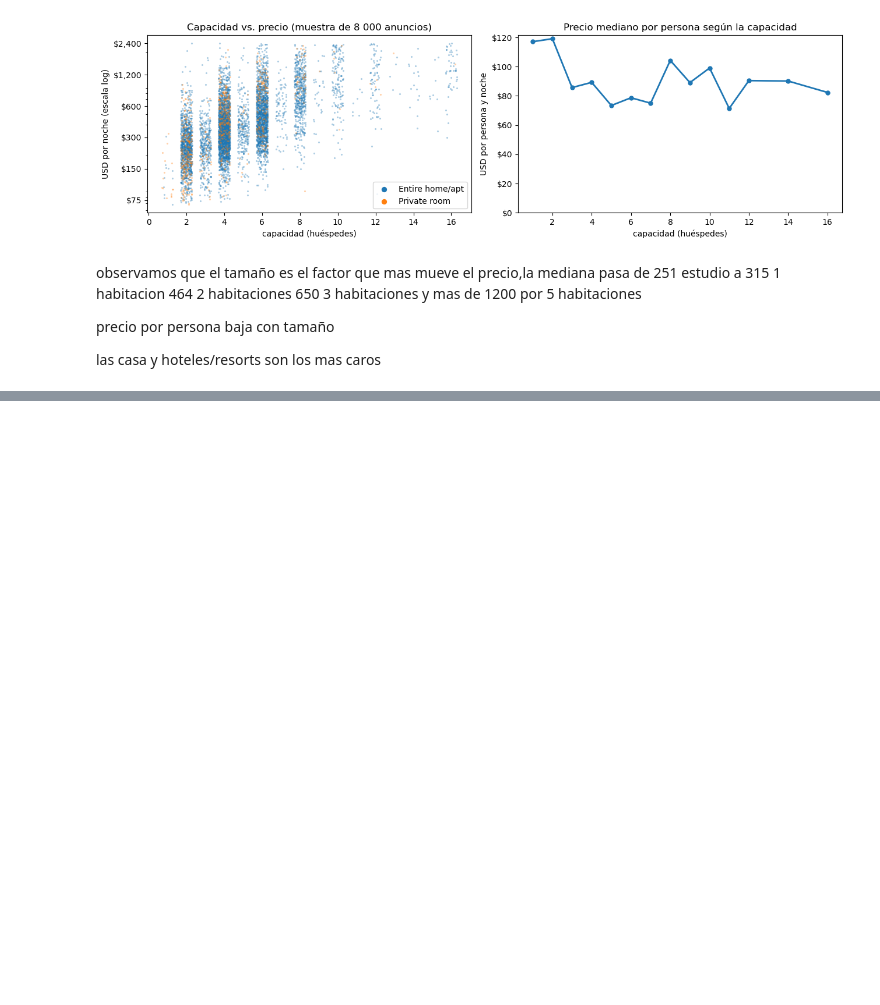
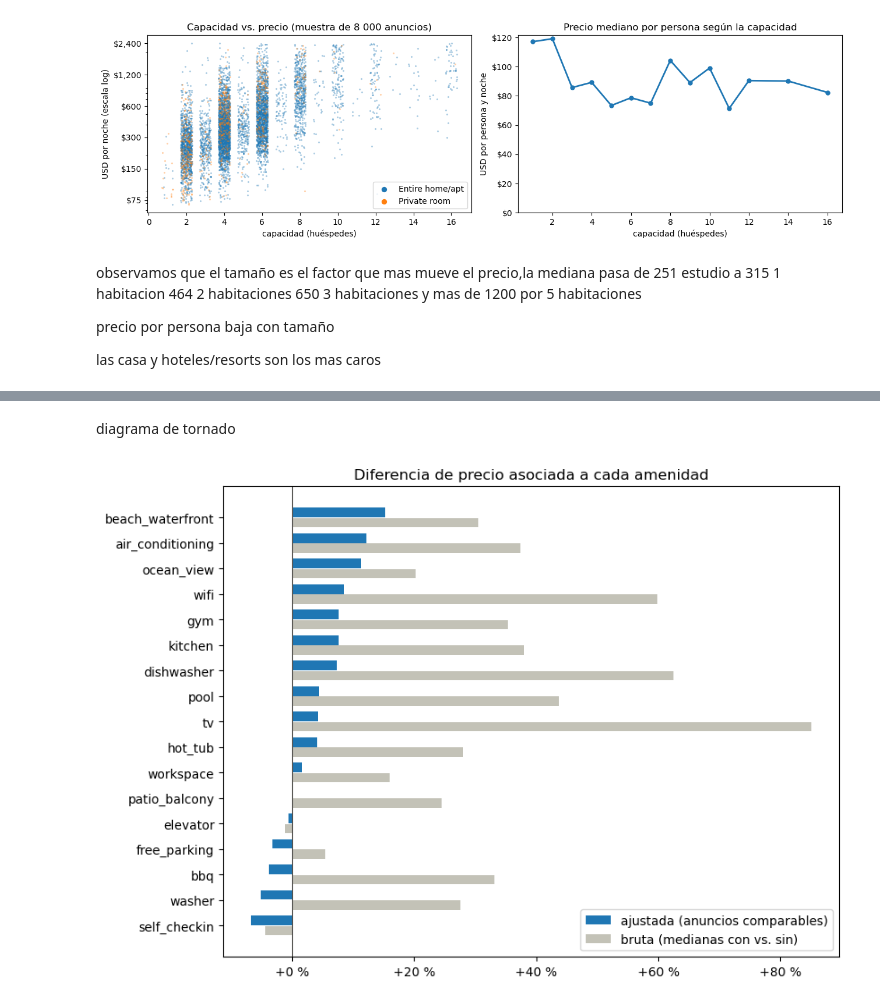
Before and after one commit to Jhonatanclavijo/Reto-Global-Classroom-Anal-tica-de-Airbnb---Hawai, a Jupyter notebook: Analisis exploratorio.ipynb, the cells around one changed output, grey strips where cells are left out. Saved outputs shown, nothing was run; the diff lists cells and outputs as text; code cells hidden in the pictures; blank space fills up the shorter version.

Commit message:
Analisis de amenidades por vivienda

```diff
--- a/Analisis exploratorio.ipynb
+++ b/Analisis exploratorio.ipynb
@@ -273,0 +276,19 @@ las casa y hoteles/resorts son los mas caros
+# %%
+controles_num = ["accommodates", "bedrooms", "beds", "bathrooms", "bath_shared", "long_stay", "quote_nights", "quote_lead_days"]
+X = pd.concat([df[controles_num], df[amenidades],
+               pd.get_dummies(df[["room_type", "property_group", "neighbourhood"]], drop_first=True, dtype=int),
+               pd.get_dummies(df["quote_checkin_month"], prefix="mes", drop_first=True, dtype=int)], axis=1)
+reg = LinearRegression().fit(X, df["log_price"])
+print(f"R² de la regresión de control: {reg.score(X, df['log_price']):.2f}")
+coef = pd.Series(reg.coef_, index=X.columns)
+
+tabla_am = pd.DataFrame({
+    "% de anuncios": df[amenidades].mean() * 100,
+    "mediana con": [df.loc[df[a] == 1, "price"].median() for a in amenidades],
+    "mediana sin": [df.loc[df[a] == 0, "price"].median() for a in amenidades],
+}, index=amenidades)
+tabla_am["dif. bruta %"] = (tabla_am["mediana con"] / tabla_am["mediana sin"] - 1) * 100
+tabla_am["dif. ajustada %"] = (np.exp(coef[amenidades]) - 1) * 100
+tabla_am.index = tabla_am.index.str.replace("am_", "")
+tabla_am = tabla_am.sort_values("dif. ajustada %")
+tabla_am.round(1)
@@ -273,0 +315,17 @@ las casa y hoteles/resorts son los mas caros
+# %% [markdown]
+diagrama de tornado
+# %%
+fig, ax = plt.subplots(figsize=(8.5, 6))
+y = np.arange(len(tabla_am))
+ax.barh(y + 0.2, tabla_am["dif. ajustada %"], height=0.38, label="ajustada (anuncios comparables)")
+ax.barh(y - 0.2, tabla_am["dif. bruta %"], height=0.38, color="#c3c2b7", label="bruta (medianas con vs. sin)")
+ax.axvline(0, color="#52514e", lw=0.8)
+ax.set_yticks(y); ax.set_yticklabels(tabla_am.index)
+ax.xaxis.set_major_formatter(FuncFormatter(lambda v, _: f"{v:+.0f} %"))
+ax.grid(axis="y", visible=False)
+ax.set_title("Diferencia de precio asociada a cada amenidad")
+ax.legend(loc="lower right")
+plt.tight_layout()
+plt.show()
+# %% [output]
+[figure, added]
```
Also changed, not shown: parts of 5 cells of this notebook.
